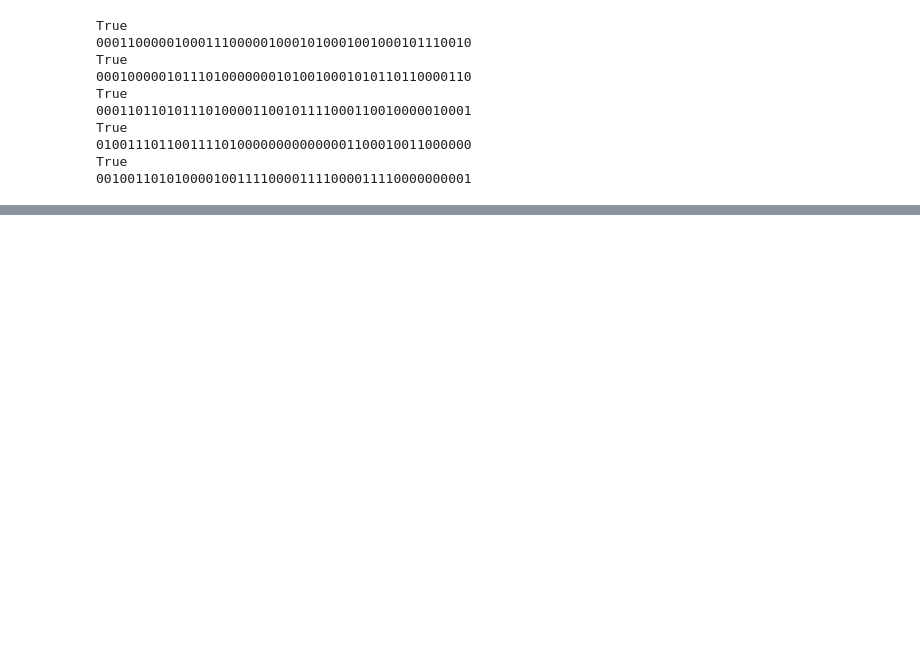
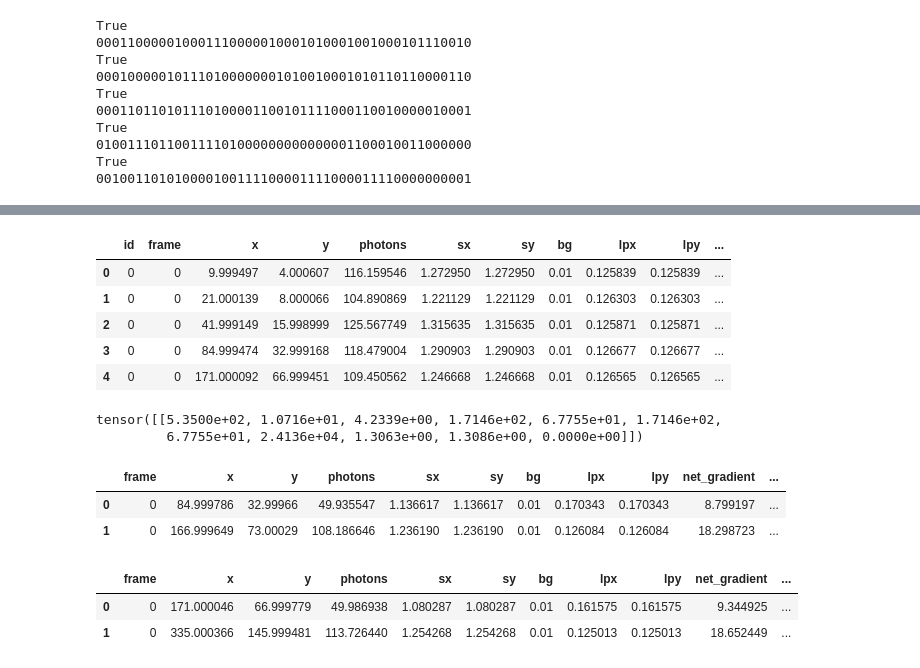
Before and after one commit to gmortuza/dissertation, a Jupyter notebook: others/analyze_smlm.ipynb, the cells around one changed output, grey strips where cells are left out. Drawn from its saved outputs; the diff is of its cells as text; code cells hidden in the pictures; blank space fills up the shorter version.

```diff
--- a/others/analyze_smlm.ipynb
+++ b/others/analyze_smlm.ipynb
@@ -212,0 +284,26 @@ normalized_data = np.clip(normalized_data, 0, 1)
+# %%
+df[df['id'] == 0]
+# %% [output]
+|  | id | frame | x | y | photons | sx | sy | bg | lpx | lpy | ... |
+| 0 | 0 | 0 | 9.999497 | 4.000607 | 116.159546 | 1.272950 | 1.272950 | 0.01 | 0.125839 | 0.125839 | ... |
+| 1 | 0 | 0 | 21.000139 | 8.000066 | 104.890869 | 1.221129 | 1.221129 | 0.01 | 0.126303 | 0.126303 | ... |
+| 2 | 0 | 0 | 41.999149 | 15.998999 | 125.567749 | 1.315635 | 1.315635 | 0.01 | 0.125871 | 0.125871 | ... |
+| 3 | 0 | 0 | 84.999474 | 32.999168 | 118.479004 | 1.290903 | 1.290903 | 0.01 | 0.126677 | 0.126677 | ... |
+| 4 | 0 | 0 | 171.000092 | 66.999451 | 109.450562 | 1.246668 | 1.246668 | 0.01 | 0.126565 | 0.126565 | ... |
+# %%
+db3[1][-1]
+# %% [output]
+tensor([[5.3500e+02, 1.0716e+01, 4.2339e+00, 1.7146e+02, 6.7755e+01, 1.7146e+02,
+         6.7755e+01, 2.4136e+04, 1.3063e+00, 1.3086e+00, 0.0000e+00]])
+# %%
+pd.DataFrame(get_point_picasso(db1[1][3], config_, [0]))
+# %% [output]
+|  | frame | x | y | photons | sx | sy | bg | lpx | lpy | net_gradient | ... |
+| 0 | 0 | 84.999786 | 32.99966 | 49.935547 | 1.136617 | 1.136617 | 0.01 | 0.170343 | 0.170343 | 8.799197 | ... |
+| 1 | 0 | 166.999649 | 73.00029 | 108.186646 | 1.236190 | 1.236190 | 0.01 | 0.126084 | 0.126084 | 18.298723 | ... |
+# %%
+pd.DataFrame(get_point_picasso(db1[1][4], config_, [0]))
+# %% [output]
+|  | frame | x | y | photons | sx | sy | bg | lpx | lpy | net_gradient | ... |
+| 0 | 0 | 171.000046 | 66.999779 | 49.986938 | 1.080287 | 1.080287 | 0.01 | 0.161575 | 0.161575 | 9.344925 | ... |
+| 1 | 0 | 335.000366 | 145.999481 | 113.726440 | 1.254268 | 1.254268 | 0.01 | 0.125013 | 0.125013 | 18.652449 | ... |
```
Also changed, not shown: parts of 8 cells of this notebook, 4 other files.
